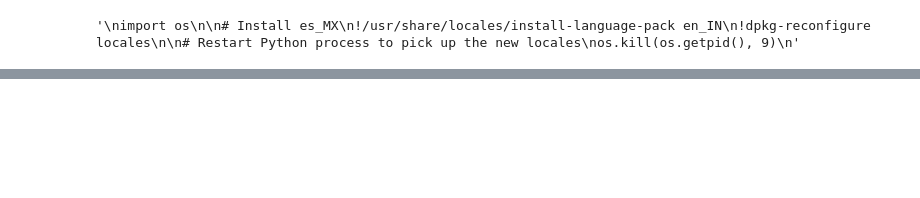
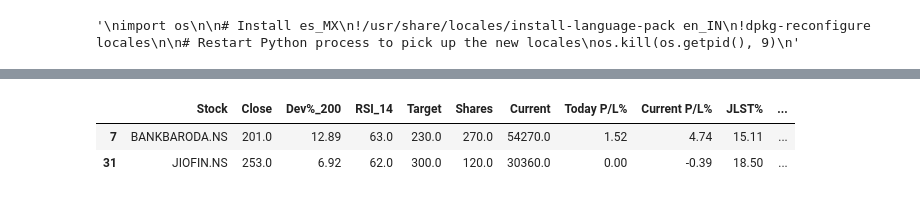
Before and after one commit to ankit-rathi/Data-Science-with-Python, a Jupyter notebook: Tradevesting/myStocks_Portfolio_Analysis.ipynb, the cells around one changed output, grey strips where cells are left out. Drawn from its saved outputs; the diff is of its cells as text; code cells hidden in the pictures; blank space fills up the shorter version.

```diff
--- a/Tradevesting/myStocks_Portfolio_Analysis.ipynb
+++ b/Tradevesting/myStocks_Portfolio_Analysis.ipynb
@@ -401,3 +398,12 @@ data_table.DataTable(df_data, include_index=False)
+# %%
+# stocks to buy in my account
+
+df_data = df_portfolio_features[~df_portfolio_features["Stock"].isin(ar_pf['Stock'].values)]
+data_table.DataTable(df_data, include_index=False)
+# %% [output]
+|  | Stock | Close | Dev%_200 | RSI_14 | Target | Shares | Current | Today P/L% | Current P/L% | JLST% | ... |
+| 7 | BANKBARODA.NS | 201.0 | 12.89 | 63.0 | 230.0 | 270.0 | 54270.0 | 1.52 | 4.74 | 15.11 | ... |
+| 31 | JIOFIN.NS | 253.0 | 6.92 | 62.0 | 300.0 | 120.0 | 30360.0 | 0.00 | -0.39 | 18.50 | ... |
 # %%
 #myts['Value'] = myts['Value'].str.replace(',', '').astype(float)
 # %%
```
Also changed, not shown: parts of 16 cells of this notebook.
